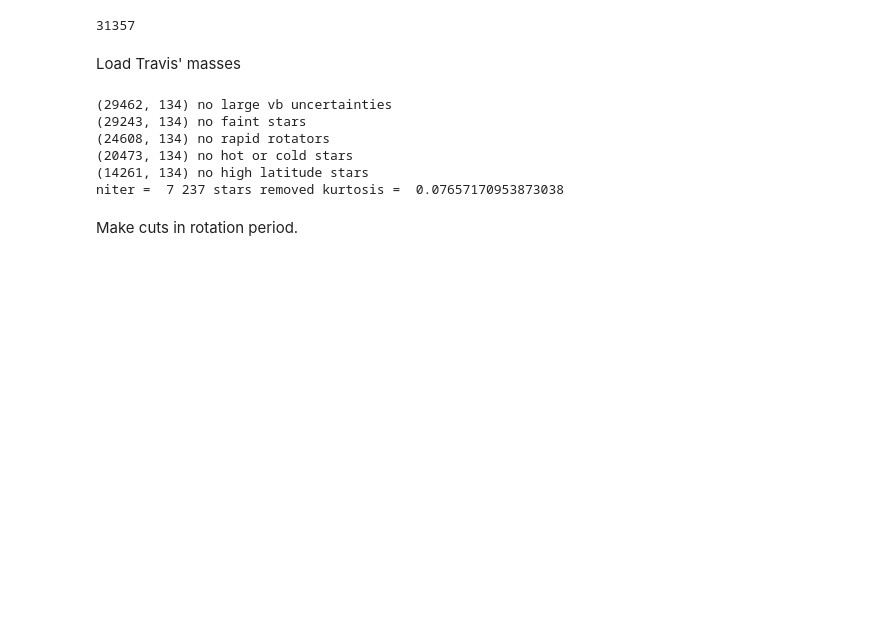
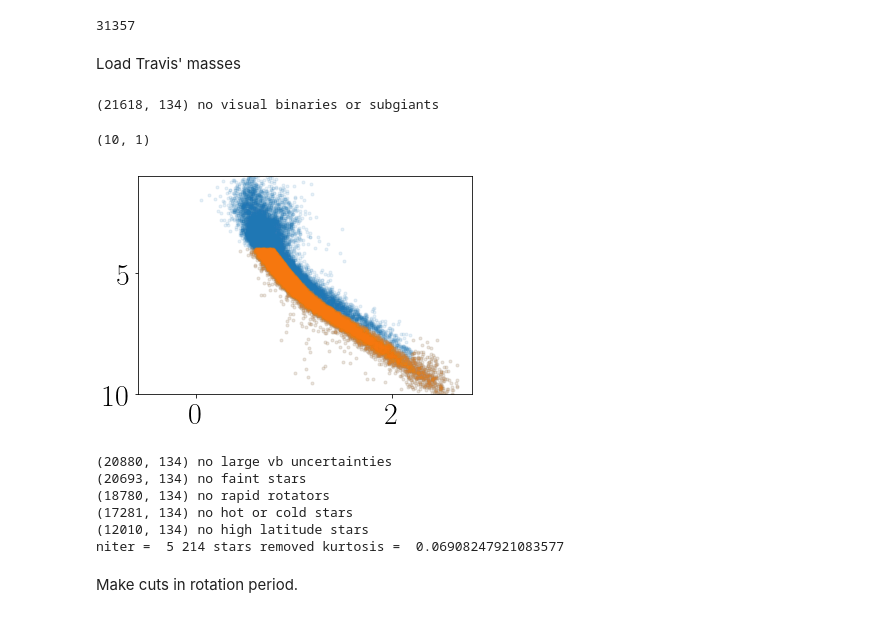
Before and after one commit to RuthAngus/kinematics-and-rotation, a Jupyter notebook: figure_codez/Main_figure_2.ipynb, the cells around one changed output. Saved outputs shown, nothing was run; the diff lists cells and outputs as text; code cells hidden in the pictures; blank space fills up the shorter version.

```diff
--- a/figure_codez/Main_figure_2.ipynb
+++ b/figure_codez/Main_figure_2.ipynb
@@ -30,15 +30,19 @@ masses = pd.DataFrame(dict({"kepid": travis.KIC.values, "Mass": travis.iso_mass.
 masses.head()
 gaia_mc0 = pd.merge(masses, gaia_mc0, how="right", on="kepid", suffixes=["_berger", ""])
 # %%
-# # Cut out visual binaries.
-# m = gaia_mc0.flag.values == 1
-# gaia_mc1 = gaia_mc0.iloc[m]*1
-# print(np.shape(gaia_mc1), "no visual binaries or subgiants")
+# Cut out visual binaries.
+m = gaia_mc0.flag.values == 1
+gaia_mc1 = gaia_mc0.iloc[m]*1
+print(np.shape(gaia_mc1), "no visual binaries or subgiants")
 
-# plt.plot(gaia_mc0.bp_dered - gaia_mc0.rp_dered, gaia_mc0.abs_G, ".", alpha=.1)
-# plt.plot(gaia_mc1.bp_dered - gaia_mc1.rp_dered, gaia_mc1.abs_G, ".", alpha=.1)
-# plt.ylim(10, 1)
-gaia_mc1 = gaia_mc0
+plt.plot(gaia_mc0.bp_dered - gaia_mc0.rp_dered, gaia_mc0.abs_G, ".", alpha=.1)
+plt.plot(gaia_mc1.bp_dered - gaia_mc1.rp_dered, gaia_mc1.abs_G, ".", alpha=.1)
+plt.ylim(10, 1)
+# gaia_mc1 = gaia_mc0
+# %% [output]
+(21618, 134) no visual binaries or subgiants
+(10, 1)
+[figure, added]
 # %%
 # Cut out stars with large vb uncertainties.
 m = gaia_mc1.vb_err.values < 1.
@@ -75,12 +79,12 @@ gaia_mc = gaia_mc1.iloc[m]
 v_clipped, clipping_mask = sigma_clip(gaia_mc.vb.values, 3)
 gaia_mc = gaia_mc.iloc[clipping_mask]
 # %% [output]
-(29462, 134) no large vb uncertainties
-(29243, 134) no faint stars
-(24608, 134) no rapid rotators
-(20473, 134) no hot or cold stars
-(14261, 134) no high latitude stars
-niter =  7 237 stars removed kurtosis =  0.07657170953873038
+(20880, 134) no large vb uncertainties
+(20693, 134) no faint stars
+(18780, 134) no rapid rotators
+(17281, 134) no hot or cold stars
+(12010, 134) no high latitude stars
+niter =  5 214 stars removed kurtosis =  0.06908247921083577
 # %% [markdown]
 Make cuts in rotation period.
 # %%
```
Also changed, not shown: parts of 2 cells of this notebook, 2 other files.
